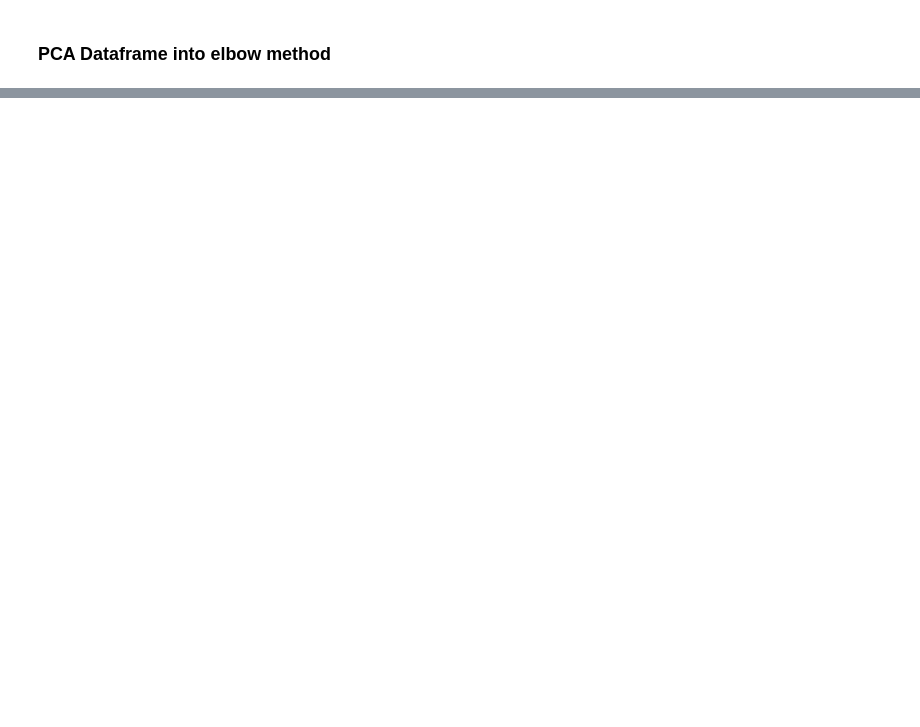
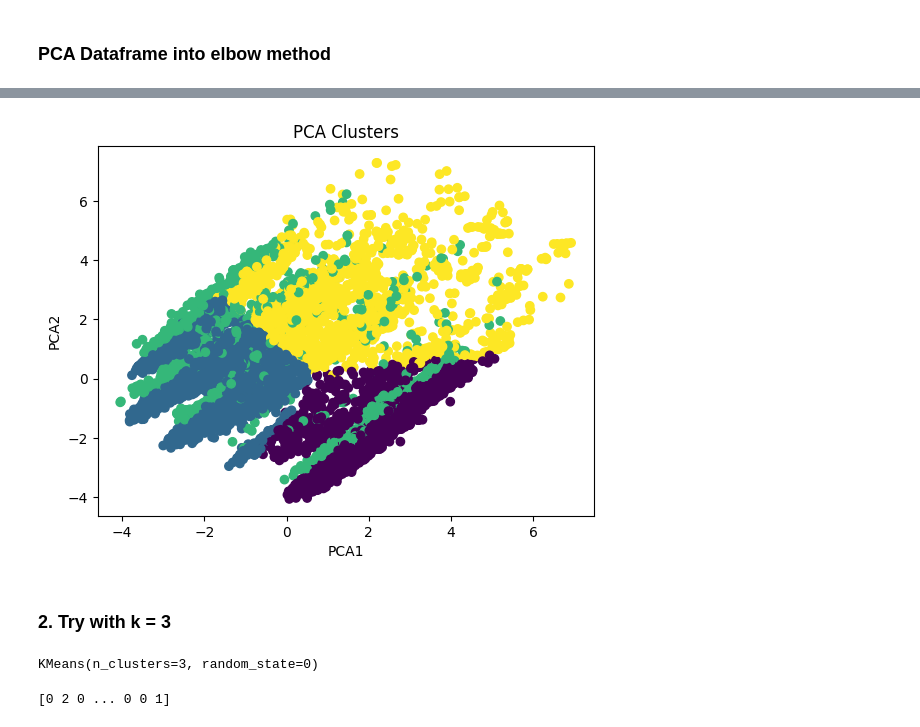
Before and after one commit to amydohlin/project-4-group-2, a Jupyter notebook: cirrhosis_model_optimizing_colab.ipynb, the cells around one changed output, grey strips where cells are left out. Cells and saved outputs as stored; diff of their text form; code cells hidden in the pictures; blank space fills up the shorter version.

Commit message:
PCA
used 3 and 4 clusters; PCA located towards bottom of file

```diff
--- a/cirrhosis_model_optimizing_colab.ipynb
+++ b/cirrhosis_model_optimizing_colab.ipynb
@@ -715,0 +752,6 @@ elbow_df.hvplot.line(x="k", y="inertia", xticks=k, title="Elbow Curve")
+# %%
+# Initialize the K-means model with k=4 (based on the plot above)
+model = KMeans(n_clusters=4, random_state=0)
+
+# Fit the model to the PCA
+model.fit(liver_pca_df)
@@ -715,0 +760,6 @@ elbow_df.hvplot.line(x="k", y="inertia", xticks=k, title="Elbow Curve")
+# %%
+# Predict the clusters
+predictions = model.predict(liver_pca_df)
+
+# Print the predictions
+print(predictions)
@@ -715,0 +768,9 @@ elbow_df.hvplot.line(x="k", y="inertia", xticks=k, title="Elbow Curve")
+# %%
+# Create copy of PCA df
+pca_df_predictions = liver_pca_df.copy()
+
+# Add a column to the new df with the predicted clusters
+pca_df_predictions['pca_clusters'] = predictions
+
+# Preview the df
+pca_df_predictions.head()
@@ -715,0 +784,27 @@ elbow_df.hvplot.line(x="k", y="inertia", xticks=k, title="Elbow Curve")
+# %%
+# Scatter plot of the predicted clusters
+plt.scatter(pca_df_predictions['PCA1'], pca_df_predictions['PCA2'], c=pca_df_predictions['pca_clusters'])
+plt.xlabel('PCA1')
+plt.ylabel('PCA2')
+plt.title('PCA Clusters')
+plt.show()
+# %% [output]
+[figure, added]
+# %% [markdown]
+### 2. Try with k = 3
+# %%
+# Initialize the K-means model with k=3
+model = KMeans(n_clusters=3, random_state=0)
+
+# Fit the model to the PCA
+model.fit(liver_pca_df)
+# %% [output]
+KMeans(n_clusters=3, random_state=0)
+# %%
+# Predict the clusters
+predictions = model.predict(liver_pca_df)
+
+# Print the predictions
+print(predictions)
+# %% [output]
+[0 2 0 ... 0 0 1]
```
Also changed, not shown: parts of 19 cells of this notebook.
